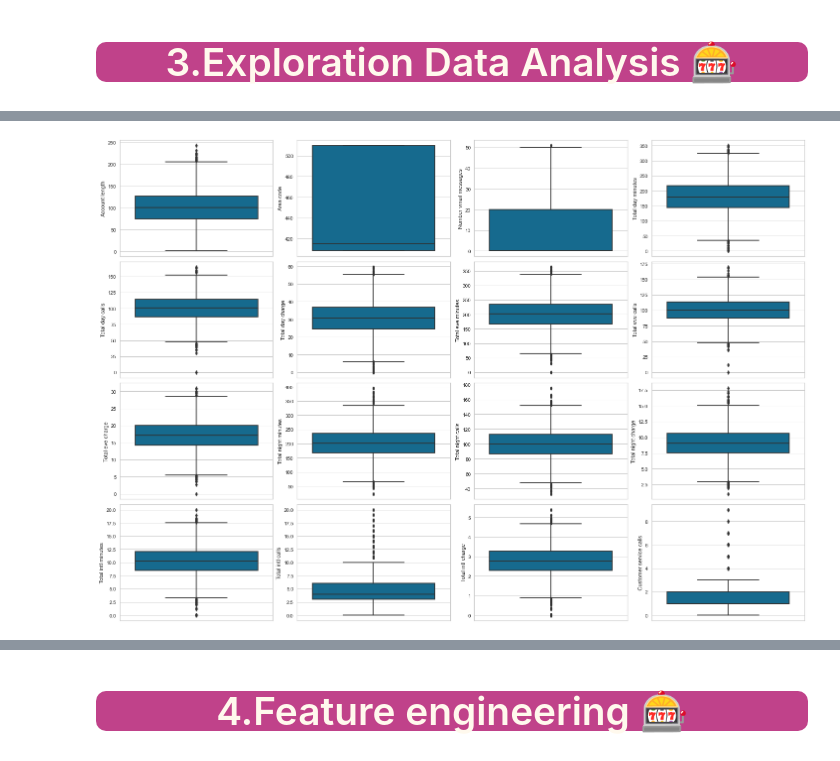
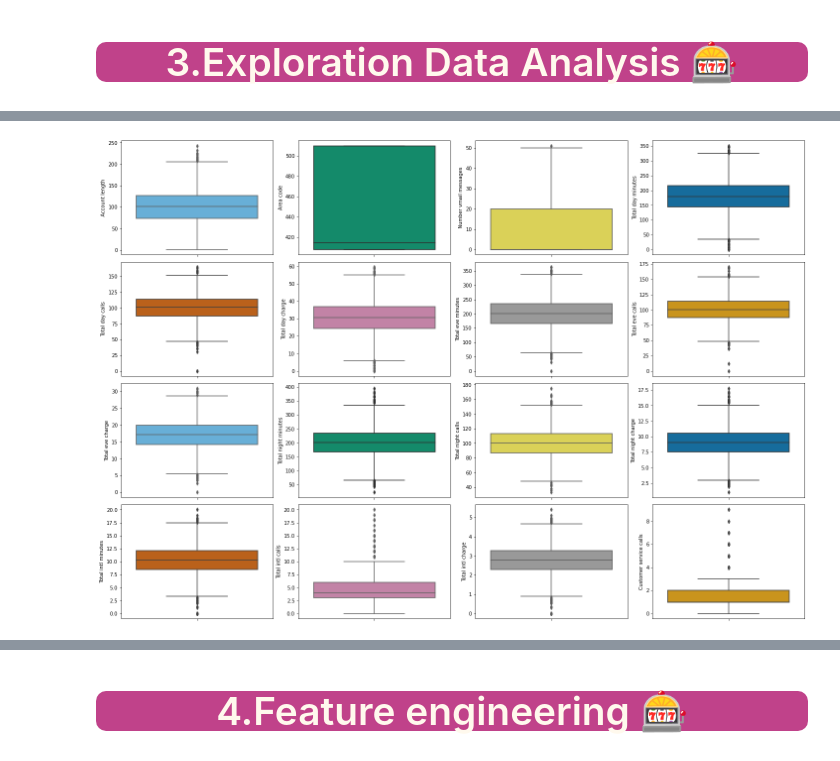
Before and after one commit to Fatima-EzzahraFettah/PhoneOperator_Challenge, a Jupyter notebook: phone_operator_starting_kit.ipynb, the cells around one changed output, grey strips where cells are left out. Saved outputs shown, nothing was run; the diff lists cells and outputs as text; code cells hidden in the pictures.

```diff
--- a/phone_operator_starting_kit.ipynb
+++ b/phone_operator_starting_kit.ipynb
@@ -225,8 +235,8 @@ features_train , labels_train = get_train_data()
 features_test, labels_test  = get_test_data()
 # %%
 from prepare_data import *
-data_train = construct_data(features_train, labels_train, 'Chunk')
-data_test = construct_data(features_test, labels_test, 'Chunk')
+data_train = construct_data(features_train, labels_train, 'Churn')
+data_test = construct_data(features_test, labels_test, 'Churn')
 df = pd.concat([data_train, data_test])
 # %%
 df.head()
@@ -256,13 +282,16 @@ plt.show()
 # %%
-## Loop through each Continuous varible and plot the Boxplot
-plt.figure(figsize = (20,170))
+# Define color palette
+color_palette = ['#E69F00', '#56B4E9', '#009E73', '#F0E442', '#0072B2', '#D55E00', '#CC79A7', '#999999']
+
+# Loop through each Continuous variable and plot the Boxplot
+plt.figure(figsize=(20, 170))
 l_row = 50
 l_pos = 1
 for col in df.select_dtypes(include=['float', 'int']).columns.tolist():
     plt.subplot(l_row, 4, l_pos)
-    sns.boxplot(y = col, data = df)
+    sns.boxplot(y=col, data=df, color=color_palette[l_pos%len(color_palette)])
     l_pos = l_pos + 1
 plt.tight_layout()
 plt.show()
 # %% [output]
-[figure, old version]
+[figure, new version]
```
Also changed, not shown: parts of 18 cells of this notebook.
